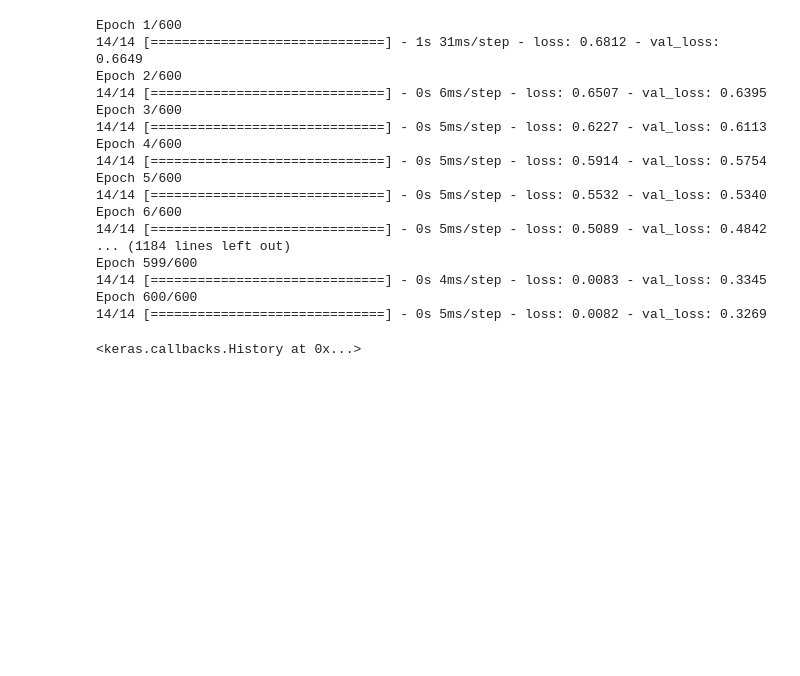
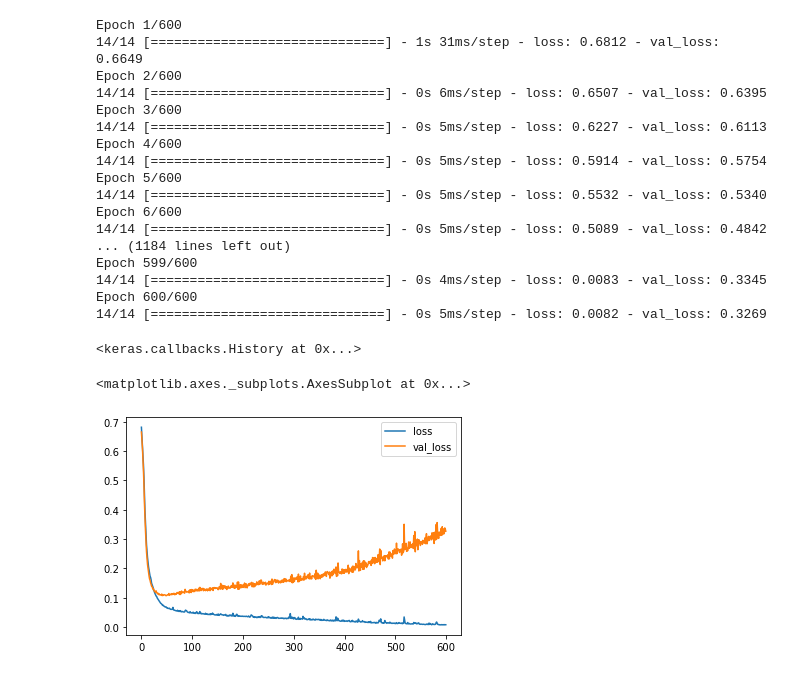
Before and after one commit to dagash007/TUMOR-CLASSIFICATION, a Jupyter notebook: TUMOR-CLASSIFICATION.ipynb, the cells around one changed output. Drawn from its saved outputs; the diff is of its cells as text; code cells hidden in the pictures; blank space fills up the shorter version.

```diff
--- a/TUMOR-CLASSIFICATION.ipynb
+++ b/TUMOR-CLASSIFICATION.ipynb
@@ -163,3 +163,10 @@ Epoch 599/600
 Epoch 600/600
 14/14 [==============================] - 0s 5ms/step - loss: 0.0082 - val_loss: 0.3269
 <keras.callbacks.History at 0x...>
+# %%
+losses = pd.DataFrame(model.history.history)
+# %%
+losses.plot()
+# %% [output]
+<matplotlib.axes._subplots.AxesSubplot at 0x...>
+[figure, added]
```
Also changed, not shown: parts of 6 cells of this notebook.
